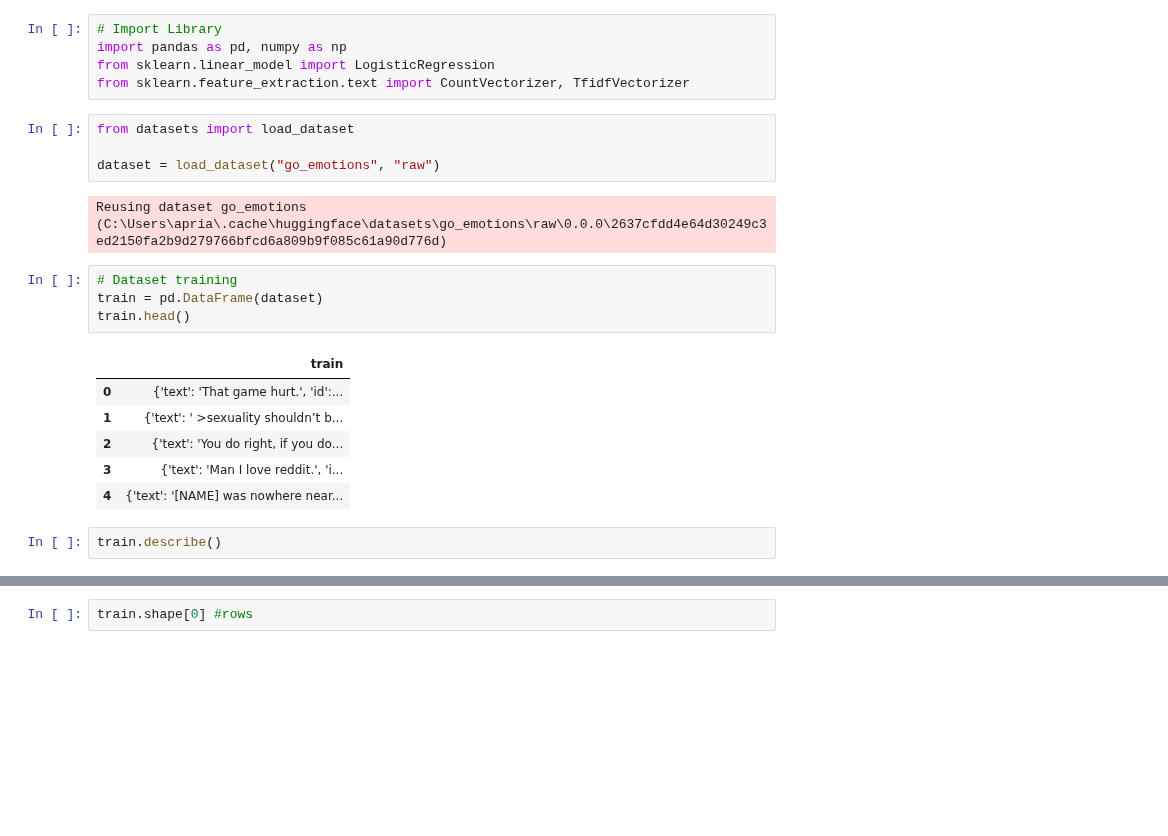
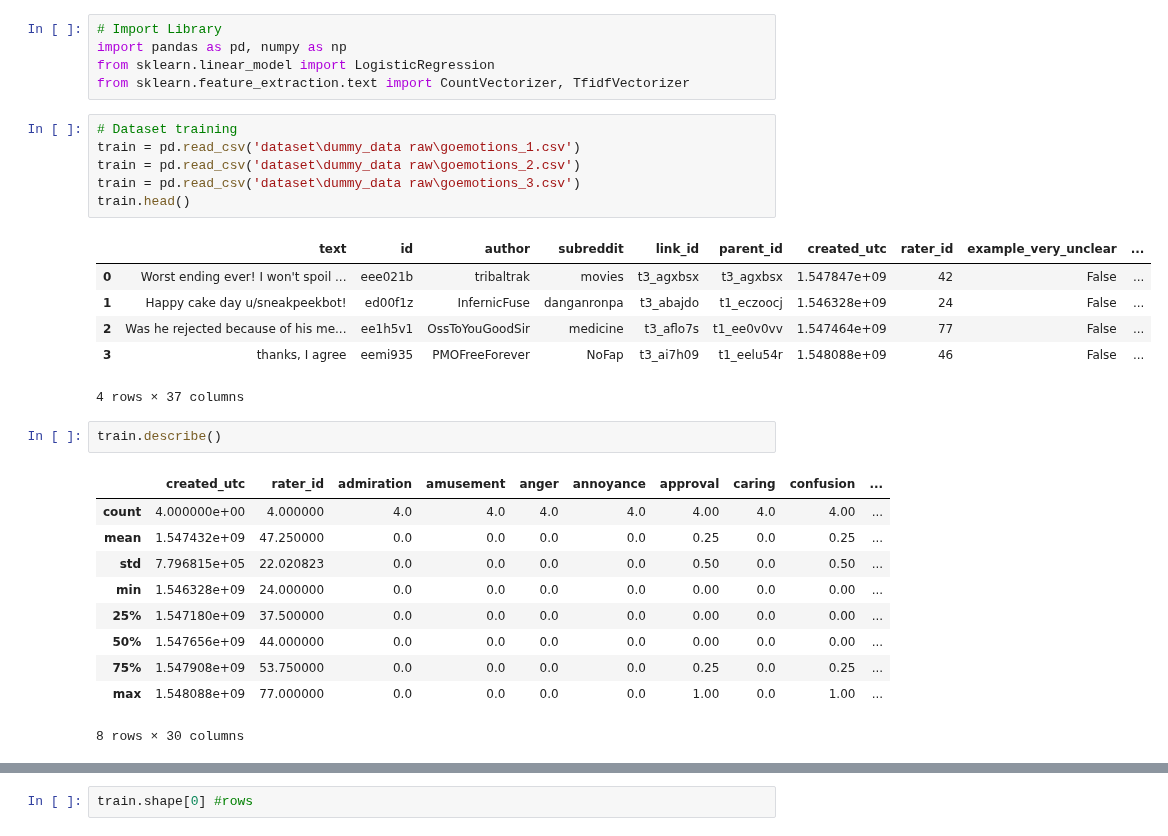
Before and after one commit to Kelompok-Achiera/Multi-Label-Emotion-Classification, a Jupyter notebook: sourcecode-1.ipynb, the cells around one changed output, grey strips where cells are left out. Drawn from its saved outputs; the diff is of its cells as text; blank space fills up the shorter version.

```diff
--- a/sourcecode-1.ipynb
+++ b/sourcecode-1.ipynb
@@ -3,24 +3,31 @@
 import pandas as pd, numpy as np
 from sklearn.linear_model import LogisticRegression
 from sklearn.feature_extraction.text import CountVectorizer, TfidfVectorizer
-# %%
-from datasets import load_dataset
-
-dataset = load_dataset("go_emotions", "raw")
-# %% [output]
-Reusing dataset go_emotions (C:\Users\apria\.cache\huggingface\datasets\go_emotions\raw\0.0.0\2637cfdd4e64d30249c3ed2150fa2b9d279766bfcd6a809b9f085c61a90d776d)
-# %%
-# Dataset training
-train = pd.DataFrame(dataset)
-train.head()
-# %% [output]
-|  | train |
-| 0 | {'text': 'That game hurt.', 'id':... |
-| 1 | {'text': ' >sexuality shouldn’t b... |
-| 2 | {'text': 'You do right, if you do... |
-| 3 | {'text': 'Man I love reddit.', 'i... |
-| 4 | {'text': '[NAME] was nowhere near... |
+# %%
+# Dataset training
+train = pd.read_csv('dataset\dummy_data raw\goemotions_1.csv')
+train = pd.read_csv('dataset\dummy_data raw\goemotions_2.csv')
+train = pd.read_csv('dataset\dummy_data raw\goemotions_3.csv')
+train.head()
+# %% [output]
+|  | text | id | author | subreddit | link_id | parent_id | created_utc | rater_id | example_very_unclear | ... |
+| 0 | Worst ending ever! I won't spoil ... | eee021b | tribaltrak | movies | t3_agxbsx | t3_agxbsx | 1.547847e+09 | 42 | False | ... |
+| 1 | Happy cake day u/sneakpeekbot! | ed00f1z | InfernicFuse | danganronpa | t3_abajdo | t1_eczoocj | 1.546328e+09 | 24 | False | ... |
+| 2 | Was he rejected because of his me... | ee1h5v1 | OssToYouGoodSir | medicine | t3_aflo7s | t1_ee0v0vv | 1.547464e+09 | 77 | False | ... |
+| 3 | thanks, I agree | eemi935 | PMOFreeForever | NoFap | t3_ai7h09 | t1_eelu54r | 1.548088e+09 | 46 | False | ... |
+4 rows × 37 columns
 # %%
 train.describe()
+# %% [output]
+|  | created_utc | rater_id | admiration | amusement | anger | annoyance | approval | caring | confusion | ... |
+| count | 4.000000e+00 | 4.000000 | 4.0 | 4.0 | 4.0 | 4.0 | 4.00 | 4.0 | 4.00 | ... |
+| mean | 1.547432e+09 | 47.250000 | 0.0 | 0.0 | 0.0 | 0.0 | 0.25 | 0.0 | 0.25 | ... |
+| std | 7.796815e+05 | 22.020823 | 0.0 | 0.0 | 0.0 | 0.0 | 0.50 | 0.0 | 0.50 | ... |
+| min | 1.546328e+09 | 24.000000 | 0.0 | 0.0 | 0.0 | 0.0 | 0.00 | 0.0 | 0.00 | ... |
+| 25% | 1.547180e+09 | 37.500000 | 0.0 | 0.0 | 0.0 | 0.0 | 0.00 | 0.0 | 0.00 | ... |
+| 50% | 1.547656e+09 | 44.000000 | 0.0 | 0.0 | 0.0 | 0.0 | 0.00 | 0.0 | 0.00 | ... |
+| 75% | 1.547908e+09 | 53.750000 | 0.0 | 0.0 | 0.0 | 0.0 | 0.25 | 0.0 | 0.25 | ... |
+| max | 1.548088e+09 | 77.000000 | 0.0 | 0.0 | 0.0 | 0.0 | 1.00 | 0.0 | 1.00 | ... |
+8 rows × 30 columns
 # %%
 # Panjang dari komentar
```
Also changed, not shown: parts of 1 cell of this notebook.
